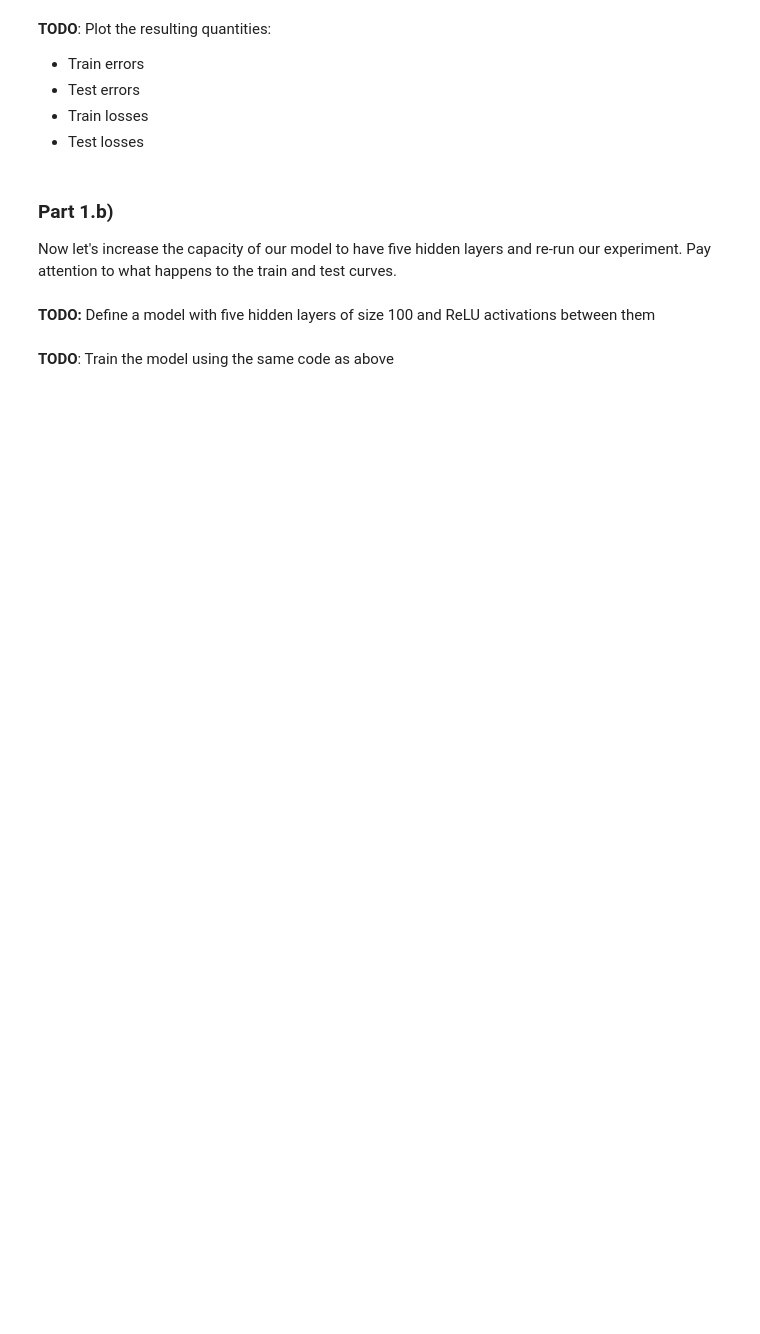
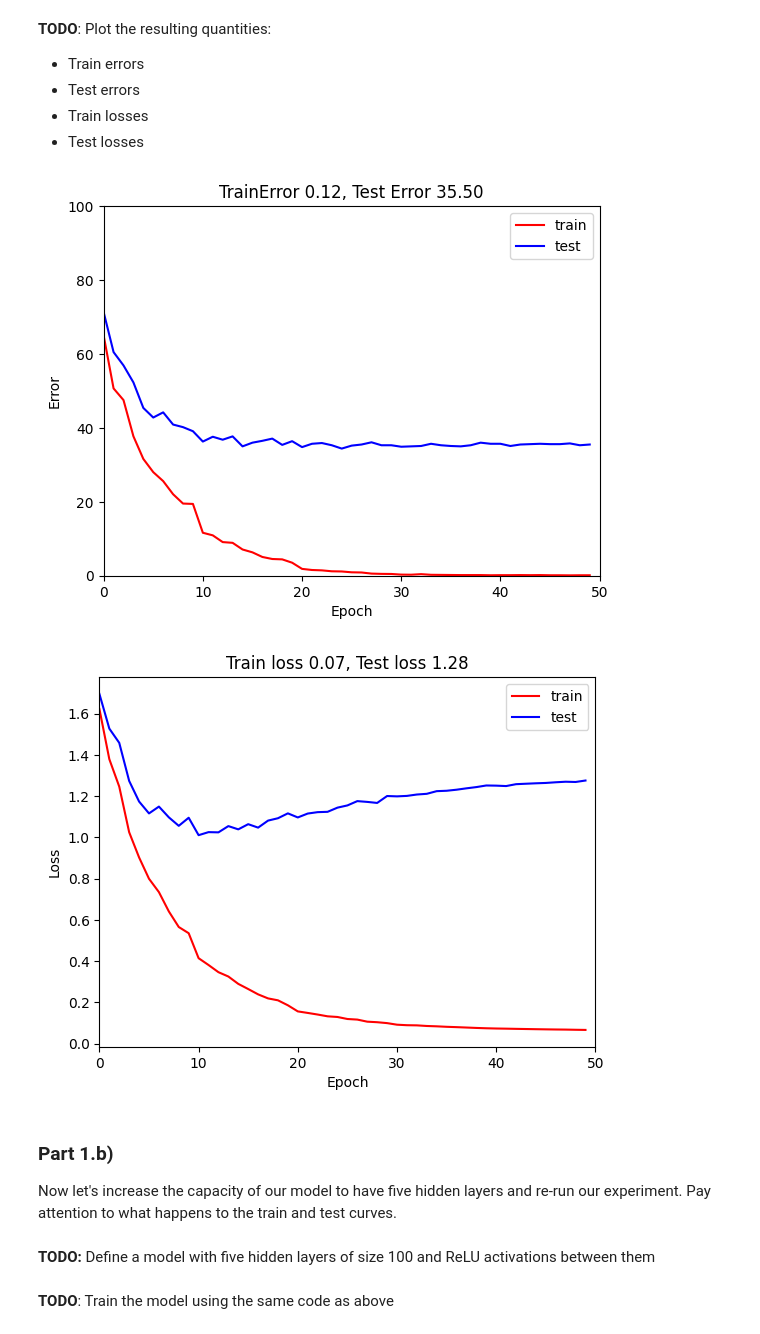
Before and after one commit to ldsbalu/Balu-Portfolio, a Jupyter notebook: lab5_generalization.ipynb, the cells around one changed output. Cells and saved outputs as stored; diff of their text form; code cells hidden in the pictures; blank space fills up the shorter version.

```diff
--- a/lab5_generalization.ipynb
+++ b/lab5_generalization.ipynb
@@ -53,11 +77,19 @@ D_o = 10    # Output dimensions
 **TODO:** Define a PyTorch model with two hidden layers of size 100 And ReLU activations between them
 # %%
 # Your code here (see Figure 7.8 of book for help)
+model = nn.Sequential(nn.Linear(D_i, D_k),
+                      nn.ReLU(),
+                      nn.Linear(D_k, D_k),
+                      nn.ReLU(),
+                      nn.Linear(D_k, D_o))
 # %% [markdown]
 **TODO:** Initialize the parameters with He initialization
 # %%
 def weights_init(layer_in):
     # TODO: Replace this line (see figure 7.8 of Prince for help)
+    if isinstance(layer_in, nn.Linear):
+        nn.init.kaiming_normal_(layer_in.weight)
+        layer_in.bias.data.fill_(0.01)
 # %%
 # Call the function you just defined
 model.apply(weights_init)
@@ -149,3 +197,4 @@ def plot_results(errors_train, errors_test, losses_train, losses_test, n_epoch=5
 **TODO:** Train your model for 50 epochs
 # %%
 # Your code here
+errors_train, errors_test, losses_train, losses_test = train_model(model, data_loader, n_epoch=50)
@@ -157,6 +224,10 @@ def plot_results(errors_train, errors_test, losses_train, losses_test, n_epoch=5
 - Test losses
 # %%
 # Your code here
+plot_results(errors_train, errors_test, losses_train, losses_test, n_epoch=50)
+# %% [output]
+[figure, added]
+[figure, added]
 # %% [markdown]
 ### Part 1.b)
 
```
Also changed, not shown: parts of 27 cells of this notebook.
